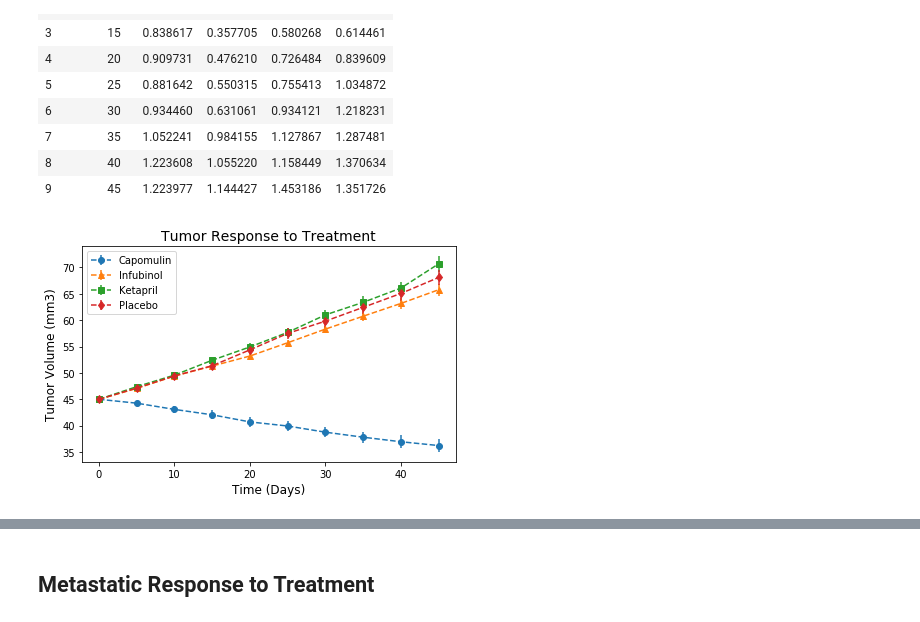
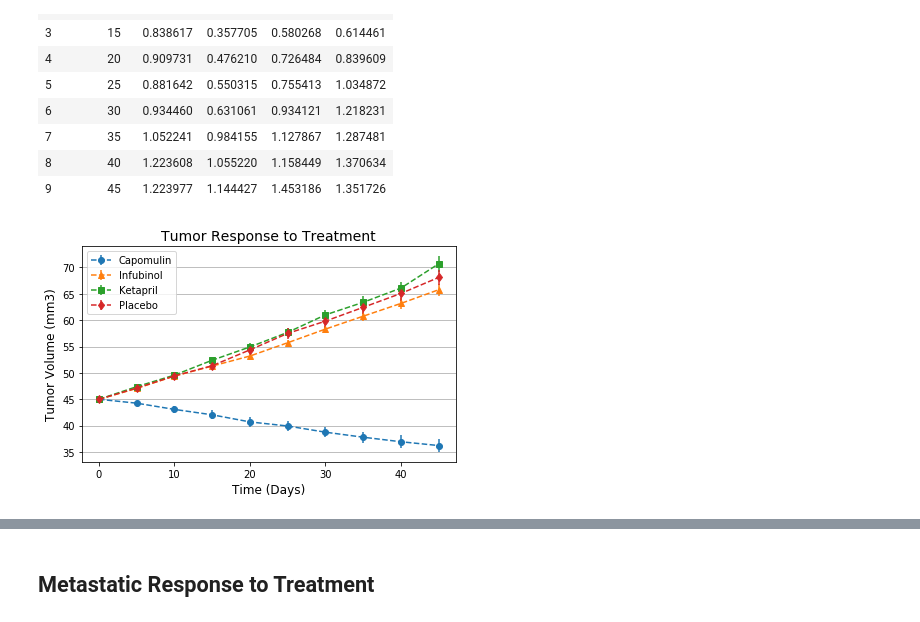
Before and after one commit to gkumar24/DataViz-HW05-Matplotlib, a Jupyter notebook: Pymaceuticals/pymaceuticals.ipynb, the cells around one changed output, grey strips where cells are left out. Saved outputs shown, nothing was run; the diff lists cells and outputs as text; code cells hidden in the pictures.

Commit message:
Final report complete, grap grid added

```diff
--- a/Pymaceuticals/pymaceuticals.ipynb
+++ b/Pymaceuticals/pymaceuticals.ipynb
@@ -186,30 +186,31 @@ df_SE_TumorVol_ReF
 # %%
 # Generate the Plot (with Error Bars)
 fig, ax = plt.subplots()
 i=0
 for drug in drug_list:
 
     ax.errorbar(df_Mean_TumorVol_ReF["Timepoint"], \
                 df_Mean_TumorVol_ReF[drug], \
                 yerr=df_SE_TumorVol_ReF[drug], \
                 label=drug, fmt=graph_markers[i], linestyle='--')
     i=i+1
 
 #Legend: Place it for best fit
 ax.legend(loc='best', frameon=True)
 
 #Title, X and Y axis labels
+ax.grid(b=True, axis="y")
 ax.set_title('Tumor Response to Treatment', fontsize=14)
 ax.set_xlabel('Time (Days)', fontsize=12)
 ax.set_ylabel('Tumor Volume (mm3)', fontsize=12)
 
 # Fit Layout
 fig.tight_layout()
 
 # Save the Figure
 fig.savefig("Images/Tumor_Response_to_Treatment.png")
 # %% [output]
-[figure, old version]
+[figure, new version]
 # %%
 # Show the Figure
 plt.show()
```
Also changed, not shown: parts of 4 cells of this notebook, 5 other files.
